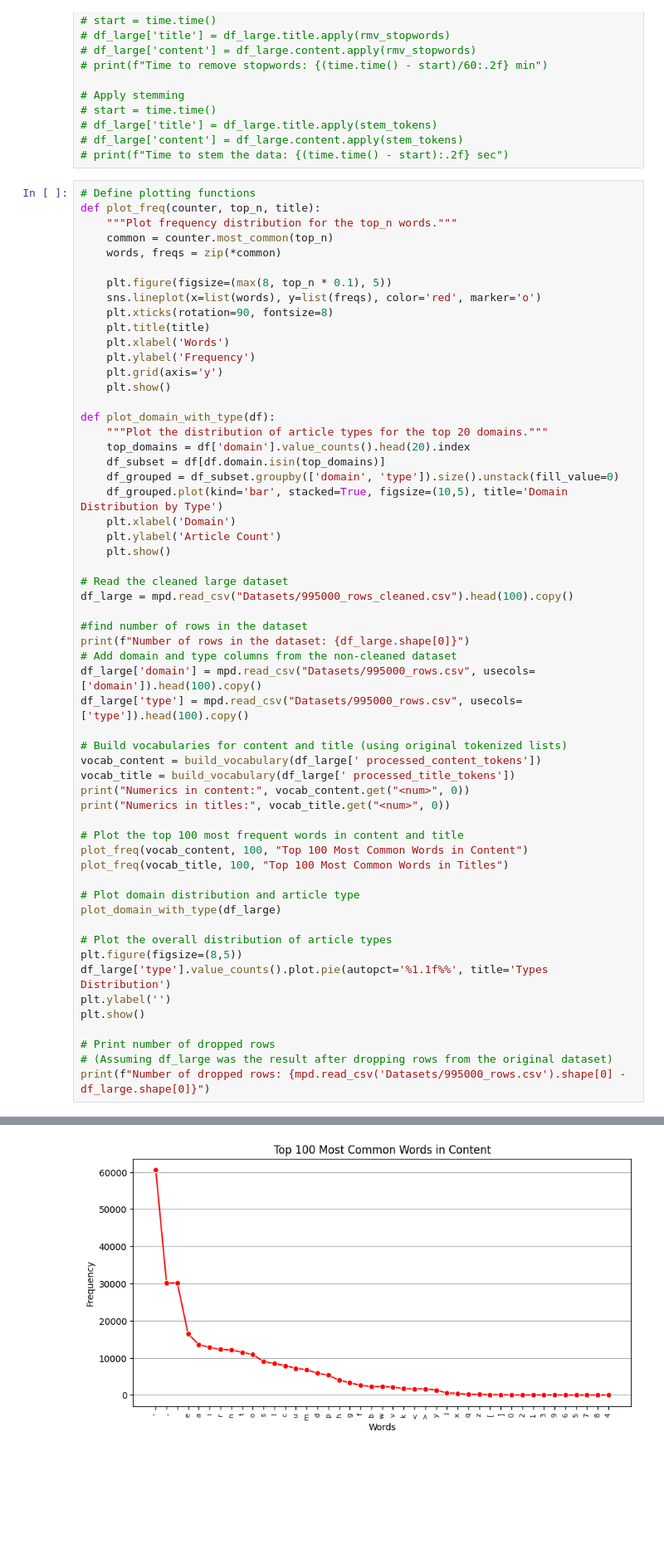
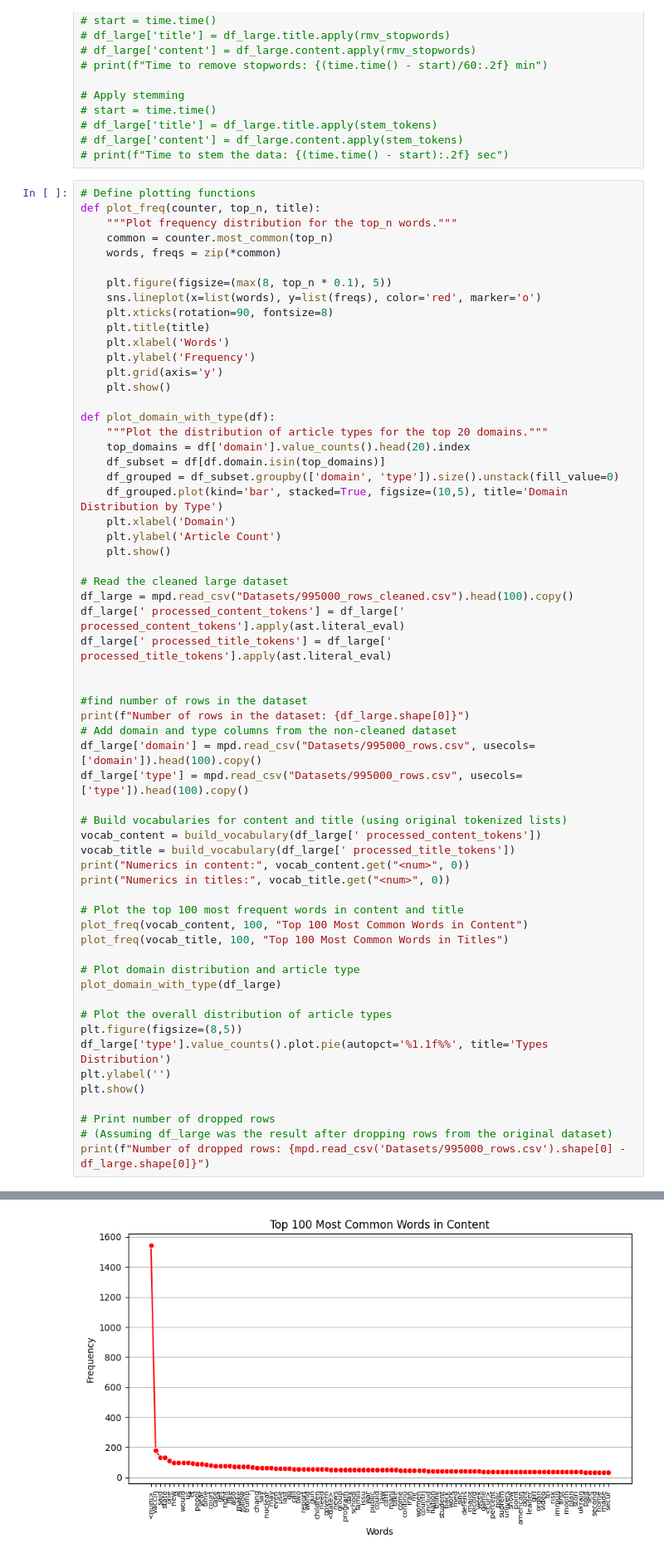
Before and after one commit to Feros47/GDS-Exam, a Jupyter notebook: fake-news.ipynb, the cells around one changed output, grey strips where cells are left out. Shown: that part at 83% size. Drawn from its saved outputs; the diff is of its cells as text; blank space fills up the shorter version.

```diff
--- a/fake-news.ipynb
+++ b/fake-news.ipynb
@@ -246,6 +246,9 @@ def plot_domain_with_type(df):
 
 # Read the cleaned large dataset
 df_large = mpd.read_csv("Datasets/995000_rows_cleaned.csv").head(100).copy()
+df_large[' processed_content_tokens'] = df_large[' processed_content_tokens'].apply(ast.literal_eval)
+df_large[' processed_title_tokens'] = df_large[' processed_title_tokens'].apply(ast.literal_eval)
+
 
 #find number of rows in the dataset
 print(f"Number of rows in the dataset: {df_large.shape[0]}")
@@ -281 +285 @@ Numerics in titles: 0
-[figure, old version]
+[figure, new version]
```
Also changed, not shown: parts of 4 cells of this notebook.
